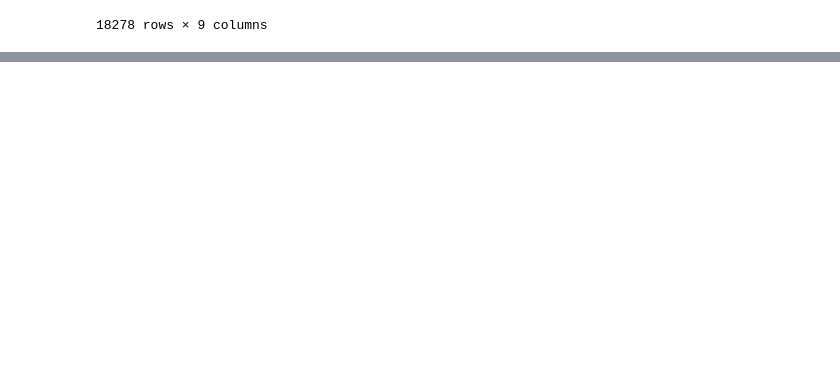
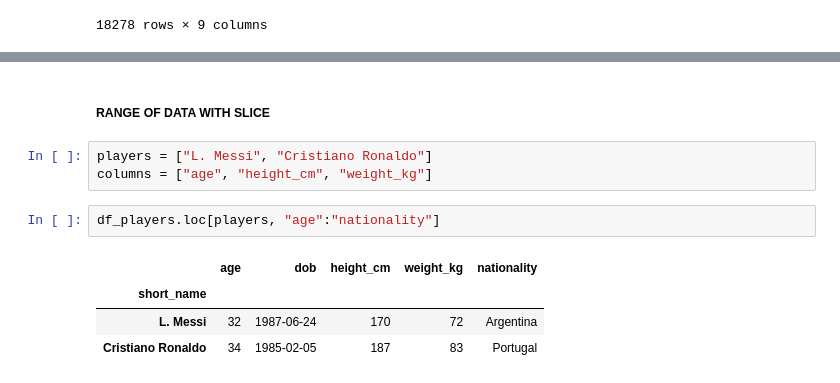
Before and after one commit to Giacomo98DaRe/Python_DataScience, a Jupyter notebook: LessonNotebooks/4.DataExtraction/settingIndex_selectingColumns.ipynb, the cells around one changed output, grey strips where cells are left out. Cells and saved outputs as stored; diff of their text form; blank space fills up the shorter version.

```diff
--- a/LessonNotebooks/4.DataExtraction/settingIndex_selectingColumns.ipynb
+++ b/LessonNotebooks/4.DataExtraction/settingIndex_selectingColumns.ipynb
@@ -60,0 +157,12 @@ df_players.loc[:, "sofifa_id":"club"]
+# %% [markdown]
+##### RANGE OF DATA WITH SLICE
+# %%
+players = ["L. Messi", "Cristiano Ronaldo"]
+columns = ["age", "height_cm", "weight_kg"]
+# %%
+df_players.loc[players, "age":"nationality"]
+# %% [output]
+|  | age | dob | height_cm | weight_kg | nationality |
+| short_name |  |  |  |  |  |
+| L. Messi | 32 | 1987-06-24 | 170 | 72 | Argentina |
+| Cristiano Ronaldo | 34 | 1985-02-05 | 187 | 83 | Portugal |
```
Also changed, not shown: parts of 21 cells of this notebook.
